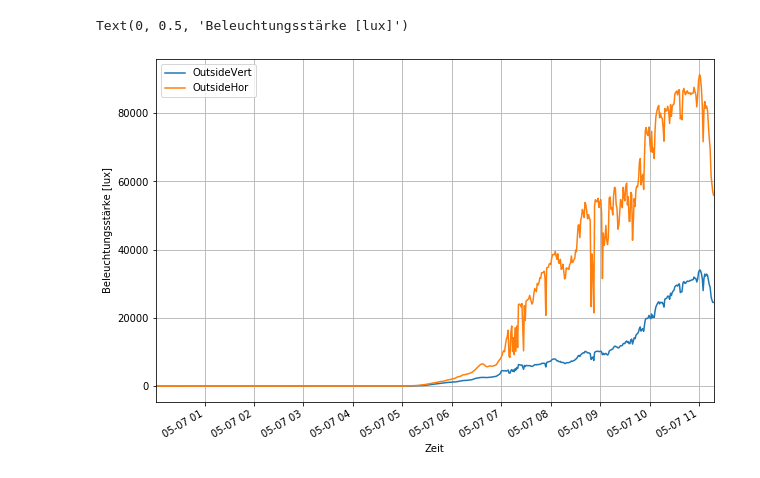
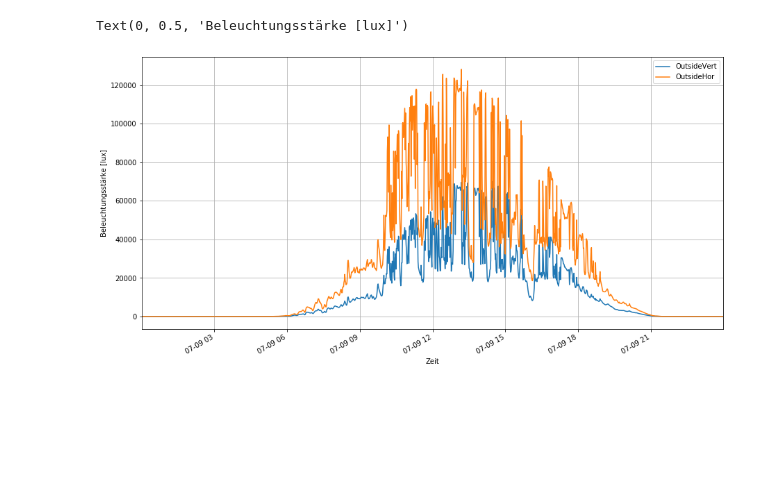
Before and after one commit to OliverZott/DataAnalysis_Almemo, a Jupyter notebook: Data_Almemo.ipynb, the cells around one changed output. Cells and saved outputs as stored; diff of their text form; code cells hidden in the pictures; blank space fills up the shorter version.

Commit message:
update 10.7.2019 to Almemo-Notebook

```diff
--- a/Data_Almemo.ipynb
+++ b/Data_Almemo.ipynb
@@ -21,9 +30,8 @@ https://medium.com/jbennetcodes/dealing-with-datetimes-like-a-pro-in-pandas-b80d
 # %%
-pattern = 'H:/Python_Code/Plot_/*.txt'
+pattern = 'H:/Python_Code/Plot_/data_almemo/*.txt'
 txt_files = glob.glob(pattern)
 
 frames = []
-
 
 # use parse_dates=True for Datetime Index working in pandas
 # use index_col='Timestamp' for timestamp instead of indices
@@ -31,14 +39,13 @@ for txt in txt_files:
     df = pd.read_csv(txt,delimiter=';', skiprows=[0], names=['Timestamp', 'Epoch', 'OutsideVert',
                                                              'OutsideHor', 'InsideCeiling', 'InsideTable',
                                                              'InsideWork', 'InsideEye', 'new','InsideTable2',
-                                                             'InsideWork2'],index_col='Timestamp', parse_dates=True)
+                                                             'InsideWork2'],index_col='Timestamp',
+                     parse_dates=True, dayfirst = True)
+
     frames.append(df)
 
 df = pd.concat(frames)
-df.to_csv("Almemo_data.csv", sep=';', encoding='utf-8')
-
-display(df.head(2))
-display(df.tail(2))
+df.to_csv("H:/Python_Code/Plot_/Almemo_data.csv", sep=';', encoding='utf-8')
 # %% [output]
 |  | Epoch | OutsideVert | OutsideHor | InsideCeiling | InsideTable | InsideWork | InsideEye | new | ... |
 | Timestamp |  |  |  |  |  |  |  |  | ... |
@@ -55,8 +92,8 @@ display(df.tail(2))
 - Nur beide Außenwerte
 - Tagesdatei mit out/in Verhältnis
 # %%
-df_today = df.loc["2019-05-07"]
-df_today.head()
+df_20190709 = df.loc["2019-07-09"]
+df_20190709.head()
 # %% [output]
 |  | Epoch | OutsideVert | OutsideHor | InsideCeiling | InsideTable | InsideWork | InsideEye | new | ... |
 | Timestamp |  |  |  |  |  |  |  |  | ... |
@@ -79,7 +128,7 @@ df_today_out.head()
 # %%
-ax = df_today_out.plot(y=['OutsideVert','OutsideHor'],grid=True,figsize=(10,7))
+ax = df_20190709.plot(y=['OutsideVert','OutsideHor'],grid=True,figsize=(15,8))
 ax.set_xlabel("Zeit")
 ax.set_ylabel("Beleuchtungsstärke [lux]")
 # %% [output]
 Text(0, 0.5, 'Beleuchtungsstärke [lux]')
-[figure, old version]
+[figure, new version]
```
Also changed, not shown: parts of 25 cells of this notebook.
